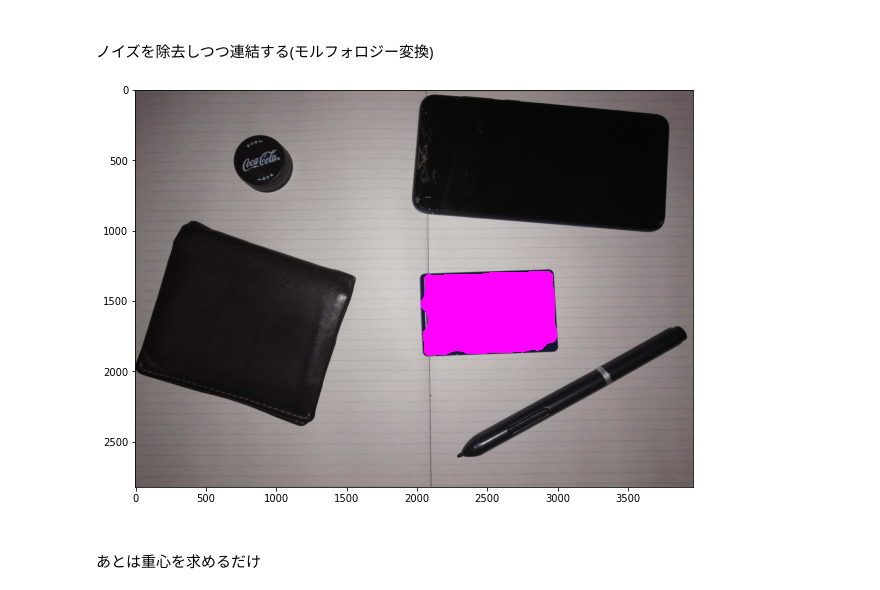
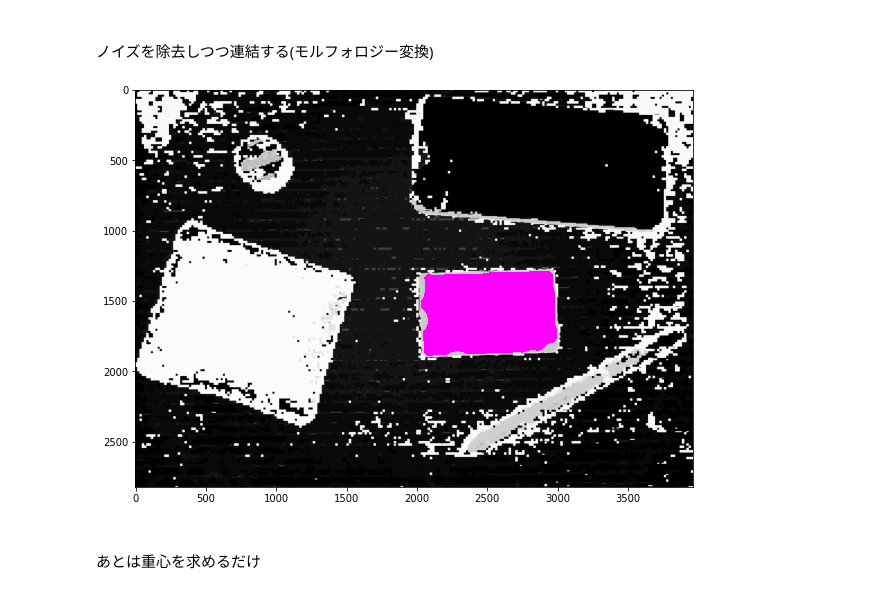
Before and after one commit to fkubota/bunseki_compe_LT_02, a Jupyter notebook: notebook/nb01_opencv.ipynb, the cells around one changed output. Cells and saved outputs as stored; diff of their text form; code cells hidden in the pictures.

```diff
--- a/notebook/nb01_opencv.ipynb
+++ b/notebook/nb01_opencv.ipynb
@@ -344,23 +343,23 @@ plt.show()
 # %%
 # モルフォロジー変換
 s = 70
 kernel = cv2.getStructuringElement(cv2.MORPH_ELLIPSE, (s, s))
 region_b_m = cv2.morphologyEx(region_b, cv2.MORPH_OPEN, kernel)
 s = 200
 kernel = cv2.getStructuringElement(cv2.MORPH_ELLIPSE, (s, s))
 region_b_m = cv2.morphologyEx(region_b_m, cv2.MORPH_CLOSE, kernel)
 
 # 穴埋め
 region_b_m = ndimage.binary_fill_holes(region_b_m).astype(np.uint8)
 
-img = img02
+img = img02_h
 fig = plt.figure(figsize=(10, 10))
 fig.patch.set_facecolor('white')
 plt.imshow(img, cmap="Greys_r")
 plt.imshow(region_b_m, cmap="spring_r", alpha=region_b_m)
 plt.show()
 # %% [output]
-[figure, old version]
+[figure, new version]
 # %% [markdown]
 <br>
 あとは重心を求めるだけ
```
Also changed, not shown: parts of 4 cells of this notebook.
